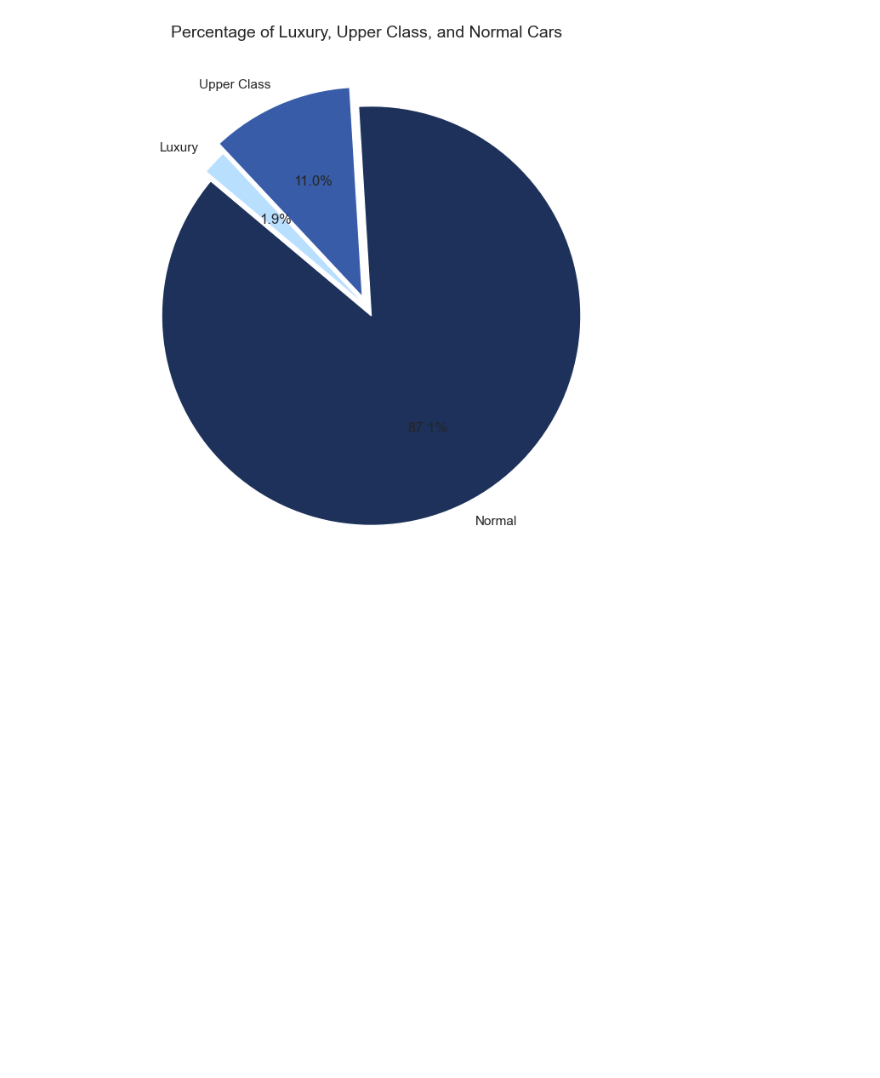
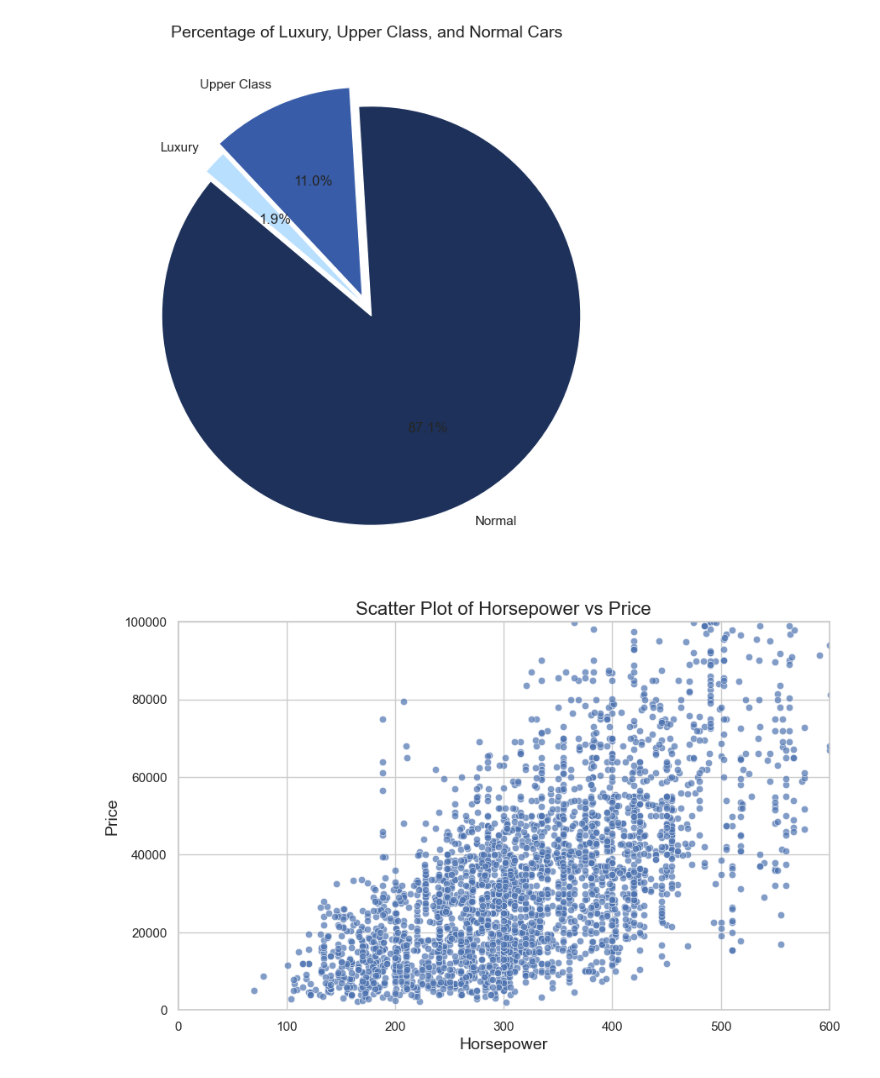
Before and after one commit to Frecherenkel60/RandomForestRangers, a Jupyter notebook: 2_EDA.ipynb, the cells around one changed output. Cells and saved outputs as stored; diff of their text form; code cells hidden in the pictures; blank space fills up the shorter version.

```diff
--- a/2_EDA.ipynb
+++ b/2_EDA.ipynb
@@ -843,3 +841,18 @@ plt.title('Percentage of Luxury, Upper Class, and Normal Cars', fontsize=14)
 plt.show()
 # %% [output]
 [figure]
+# %%
+plt.figure(figsize=(10, 6))
+sns.scatterplot(x='horsepower', y='price', data=data_split, alpha=0.7)
+
+# Customize the plot
+plt.title('Scatter Plot of Horsepower vs Price', fontsize=16)
+plt.xlabel('Horsepower', fontsize=14)
+plt.ylabel('Price', fontsize=14)
+plt.ylim(0, 100000)
+plt.xlim(0, 600)
+plt.grid(True)
+
+plt.show()
+# %% [output]
+[figure, added]
```
Also changed, not shown: parts of 15 cells of this notebook, 4 other files.
